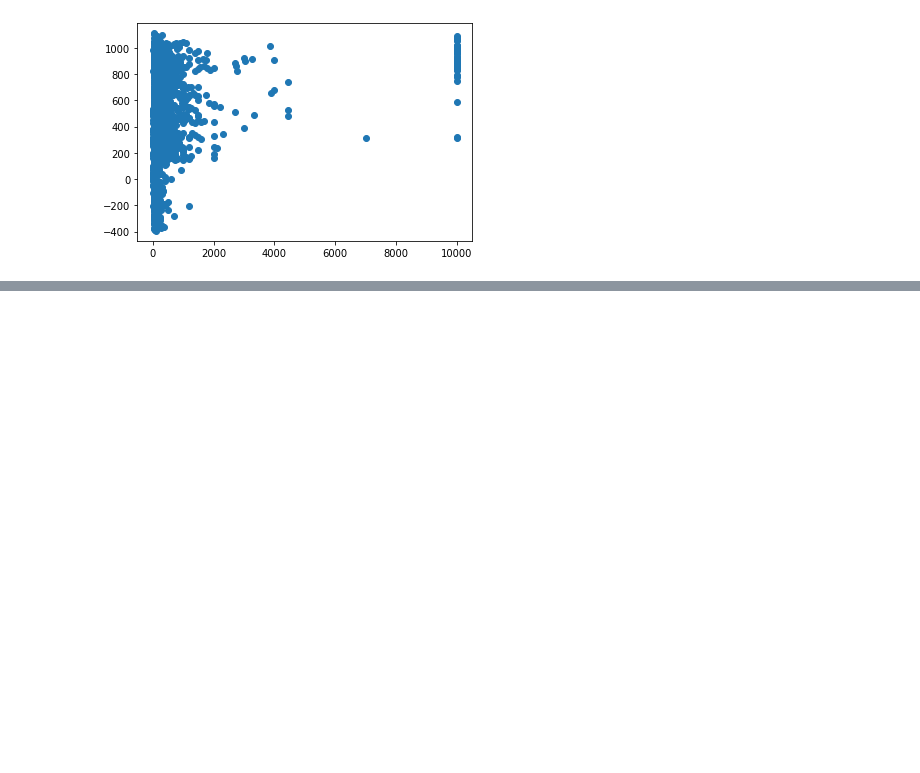
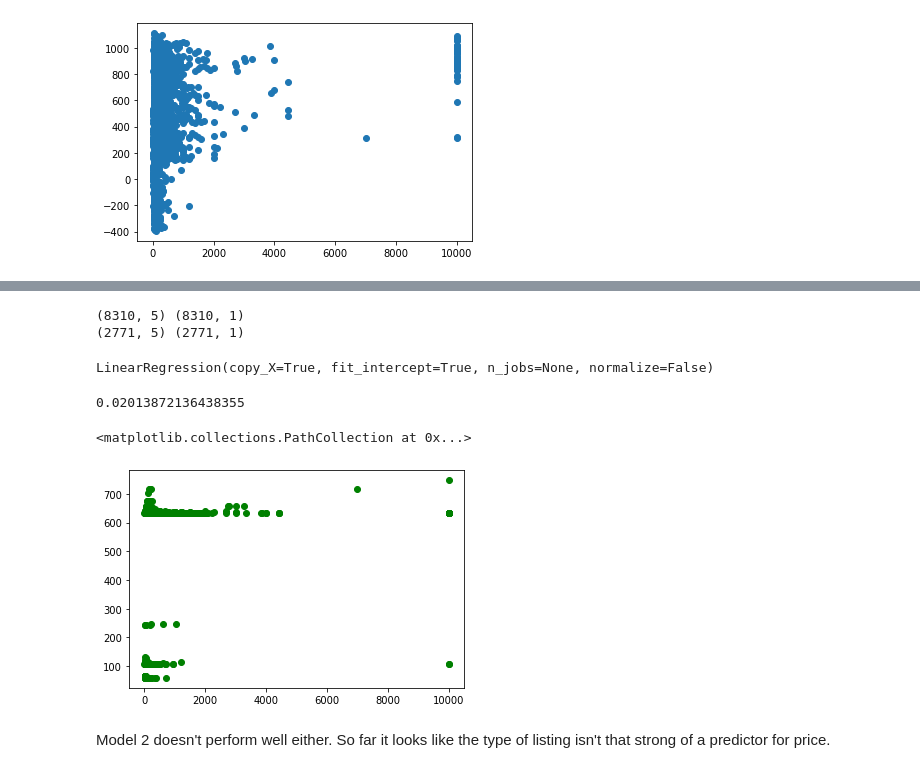
Before and after one commit to hank-butler/Second-Capstone, a Jupyter notebook: Second_Capstone.ipynb, the cells around one changed output, grey strips where cells are left out. Cells and saved outputs as stored; diff of their text form; code cells hidden in the pictures; blank space fills up the shorter version.

```diff
--- a/Second_Capstone.ipynb
+++ b/Second_Capstone.ipynb
@@ -291,0 +309,27 @@ plt.scatter(y_test, y_pred)
+# %%
+X_train, X_test, y_train, y_test = train_test_split(X, y, test_size=0.25, random_state=123)
+# %%
+print(X_train.shape, y_train.shape)
+print(X_test.shape, y_test.shape)
+# %% [output]
+(8310, 5) (8310, 1)
+(2771, 5) (2771, 1)
+# %%
+model2 = LinearRegression()
+# %%
+model2.fit(X_train, y_train)
+# %% [output]
+LinearRegression(copy_X=True, fit_intercept=True, n_jobs=None, normalize=False)
+# %%
+print(model2.score(X_train, y_train))
+# %% [output]
+0.02013872136438355
+# %%
+y_pred = model2.predict(X_test)
+# %%
+plt.scatter(y_test, y_pred, c='green')
+# %% [output]
+<matplotlib.collections.PathCollection at 0x...>
+[figure, added]
+# %% [markdown]
+Model 2 doesn't perform well either. So far it looks like the type of listing isn't that strong of a predictor for price.
```
Also changed, not shown: parts of 6 cells of this notebook.
